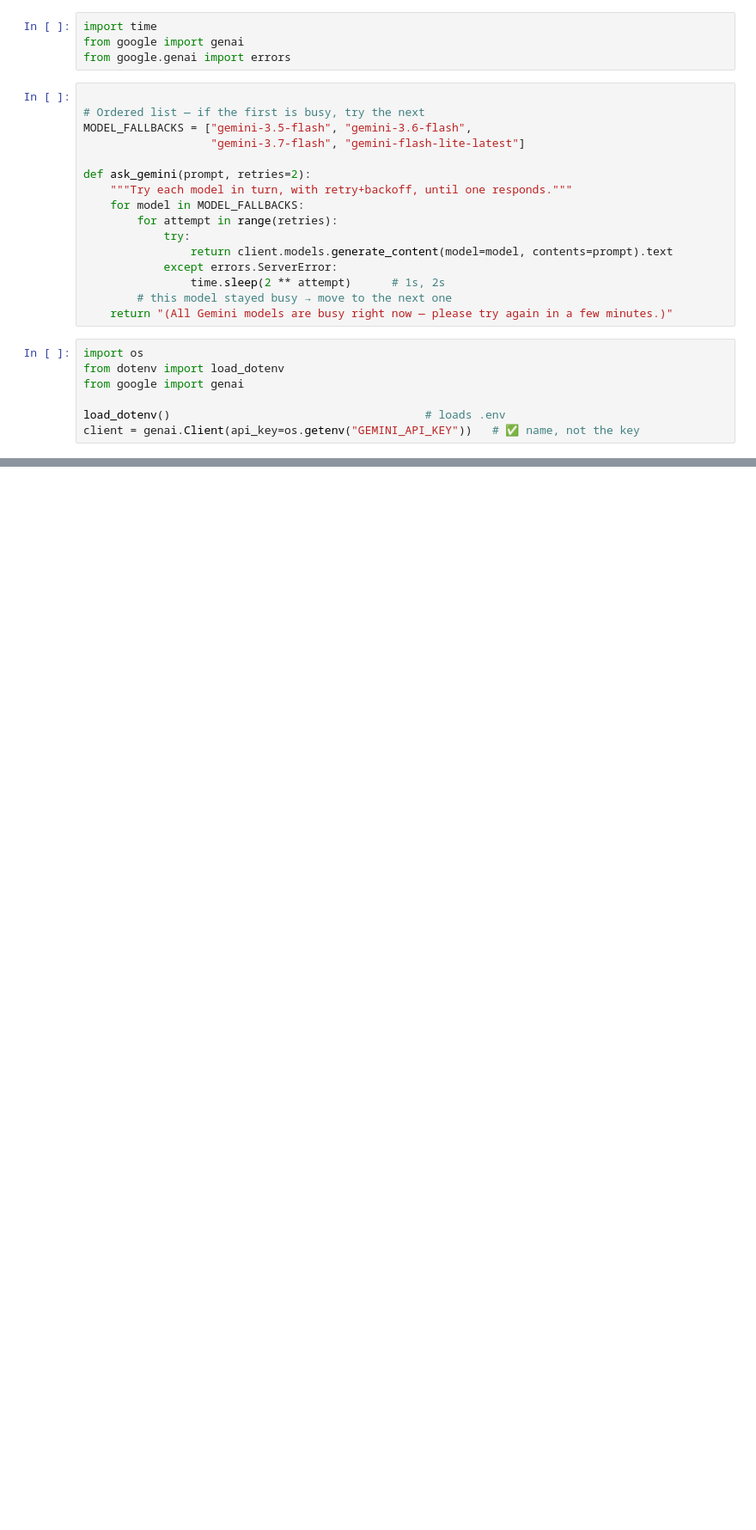
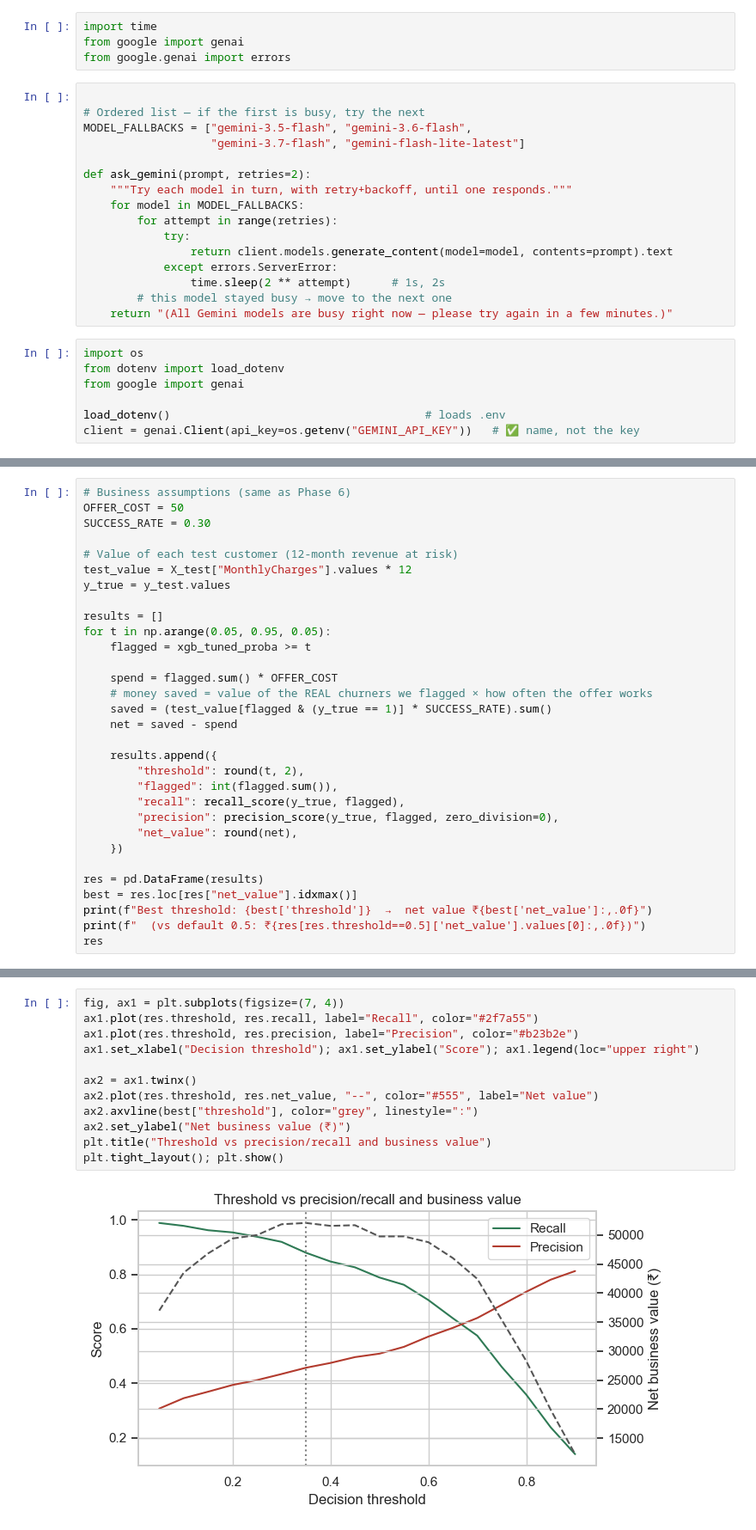
Before and after one commit to lavishsolanki941/Churn-, a Jupyter notebook: churn_prediction.ipynb, the cells around one changed output, grey strips where cells are left out. Shown at 86% size. Saved outputs shown, nothing was run; the diff lists cells and outputs as text; blank space fills up the shorter version.

Commit message:
Add cost-based threshold tuning (optimal 0.35), update app risk bands

```diff
--- a/churn_prediction.ipynb
+++ b/churn_prediction.ipynb
@@ -604,0 +626,31 @@ print(plan)
+# %%
+# Business assumptions (same as Phase 6)
+OFFER_COST = 50
+SUCCESS_RATE = 0.30
+
+# Value of each test customer (12-month revenue at risk)
+test_value = X_test["MonthlyCharges"].values * 12
+y_true = y_test.values
+
+results = []
+for t in np.arange(0.05, 0.95, 0.05):
+    flagged = xgb_tuned_proba >= t
+
+    spend = flagged.sum() * OFFER_COST
+    # money saved = value of the REAL churners we flagged × how often the offer works
+    saved = (test_value[flagged & (y_true == 1)] * SUCCESS_RATE).sum()
+    net = saved - spend
+
+    results.append({
+        "threshold": round(t, 2),
+        "flagged": int(flagged.sum()),
+        "recall": recall_score(y_true, flagged),
+        "precision": precision_score(y_true, flagged, zero_division=0),
+        "net_value": round(net),
+    })
+
+res = pd.DataFrame(results)
+best = res.loc[res["net_value"].idxmax()]
+print(f"Best threshold: {best['threshold']}  →  net value ₹{best['net_value']:,.0f}")
+print(f"  (vs default 0.5: ₹{res[res.threshold==0.5]['net_value'].values[0]:,.0f})")
+res
@@ -604,0 +677,14 @@ print(plan)
+# %%
+fig, ax1 = plt.subplots(figsize=(7, 4))
+ax1.plot(res.threshold, res.recall, label="Recall", color="#2f7a55")
+ax1.plot(res.threshold, res.precision, label="Precision", color="#b23b2e")
+ax1.set_xlabel("Decision threshold"); ax1.set_ylabel("Score"); ax1.legend(loc="upper right")
+
+ax2 = ax1.twinx()
+ax2.plot(res.threshold, res.net_value, "--", color="#555", label="Net value")
+ax2.axvline(best["threshold"], color="grey", linestyle=":")
+ax2.set_ylabel("Net business value (₹)")
+plt.title("Threshold vs precision/recall and business value")
+plt.tight_layout(); plt.show()
+# %% [output]
+[figure, added]
```
Also changed, not shown: parts of 5 cells of this notebook, 1 other file.
